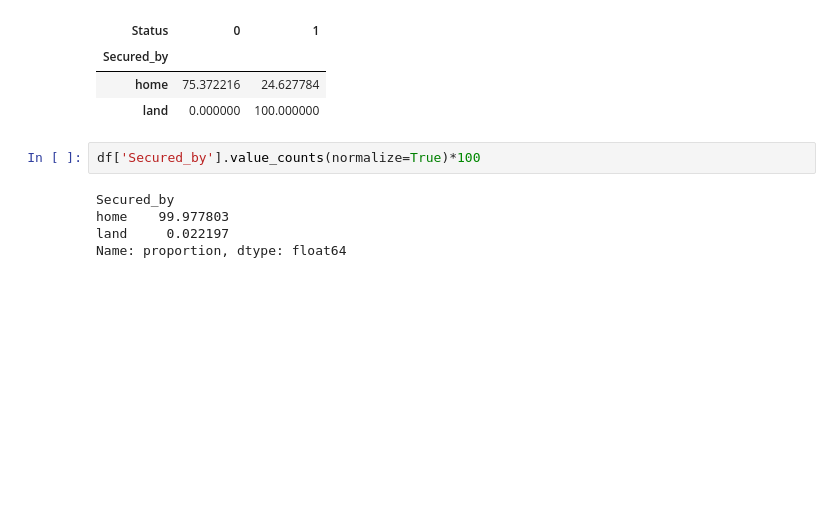
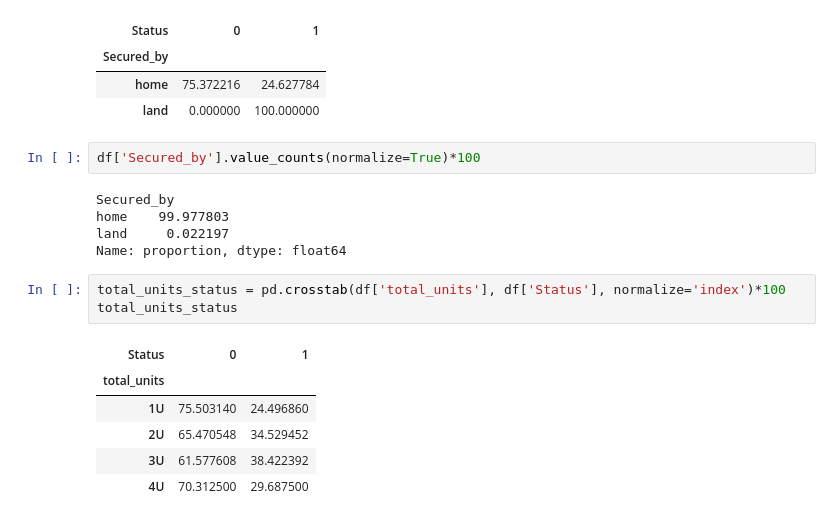
Before and after one commit to YASH280626/loan-default-prediction, a Jupyter notebook: analysis.ipynb, the cells around one changed output. Saved outputs shown, nothing was run; the diff lists cells and outputs as text; blank space fills up the shorter version.

Commit message:
Investigated Total_Units against Default Status

```diff
--- a/analysis.ipynb
+++ b/analysis.ipynb
@@ -591,3 +591,13 @@ Secured_by
 home    99.977803
 land     0.022197
 Name: proportion, dtype: float64
+# %%
+total_units_status = pd.crosstab(df['total_units'], df['Status'], normalize='index')*100
+total_units_status
+# %% [output]
+| Status | 0 | 1 |
+| total_units |  |  |
+| 1U | 75.503140 | 24.496860 |
+| 2U | 65.470548 | 34.529452 |
+| 3U | 61.577608 | 38.422392 |
+| 4U | 70.312500 | 29.687500 |
```
